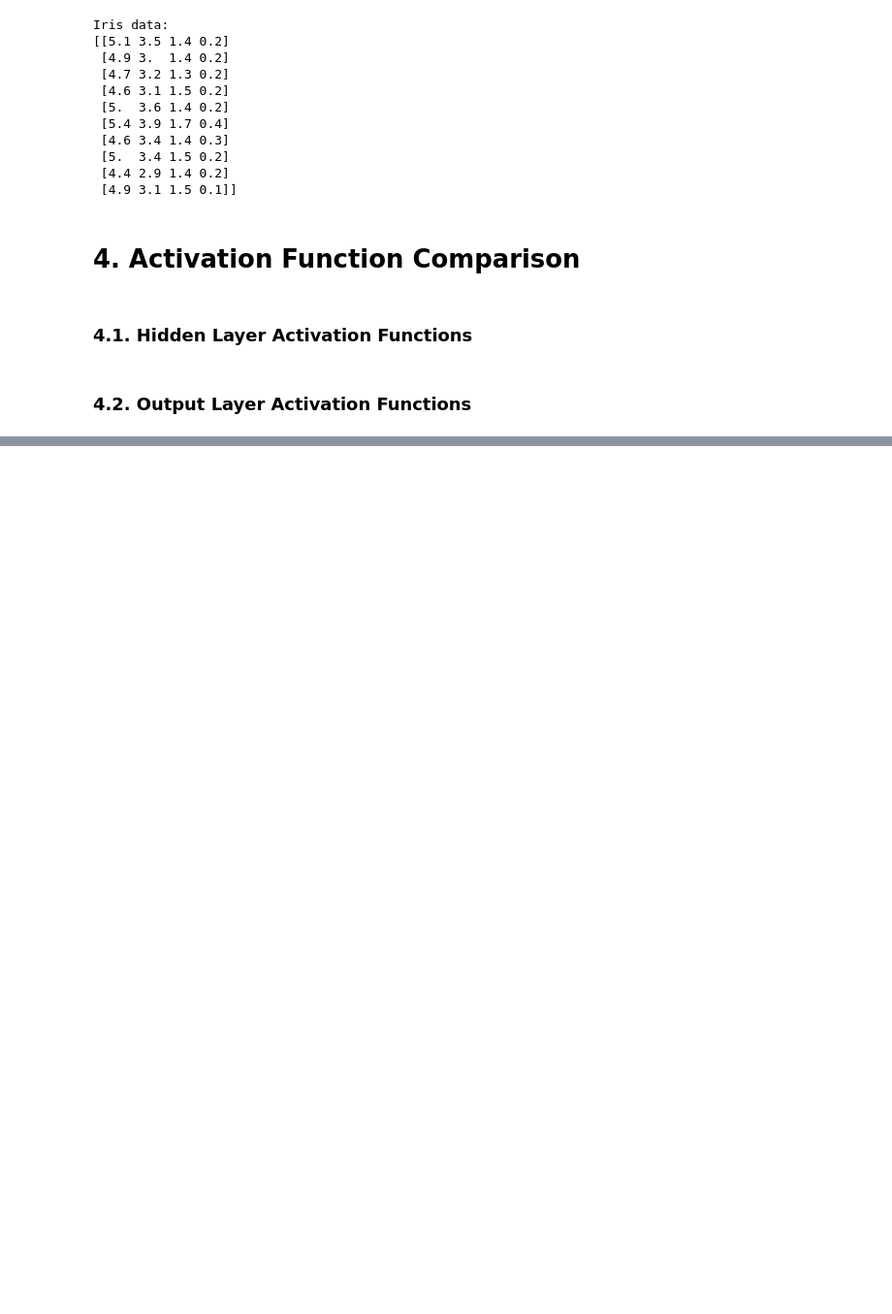
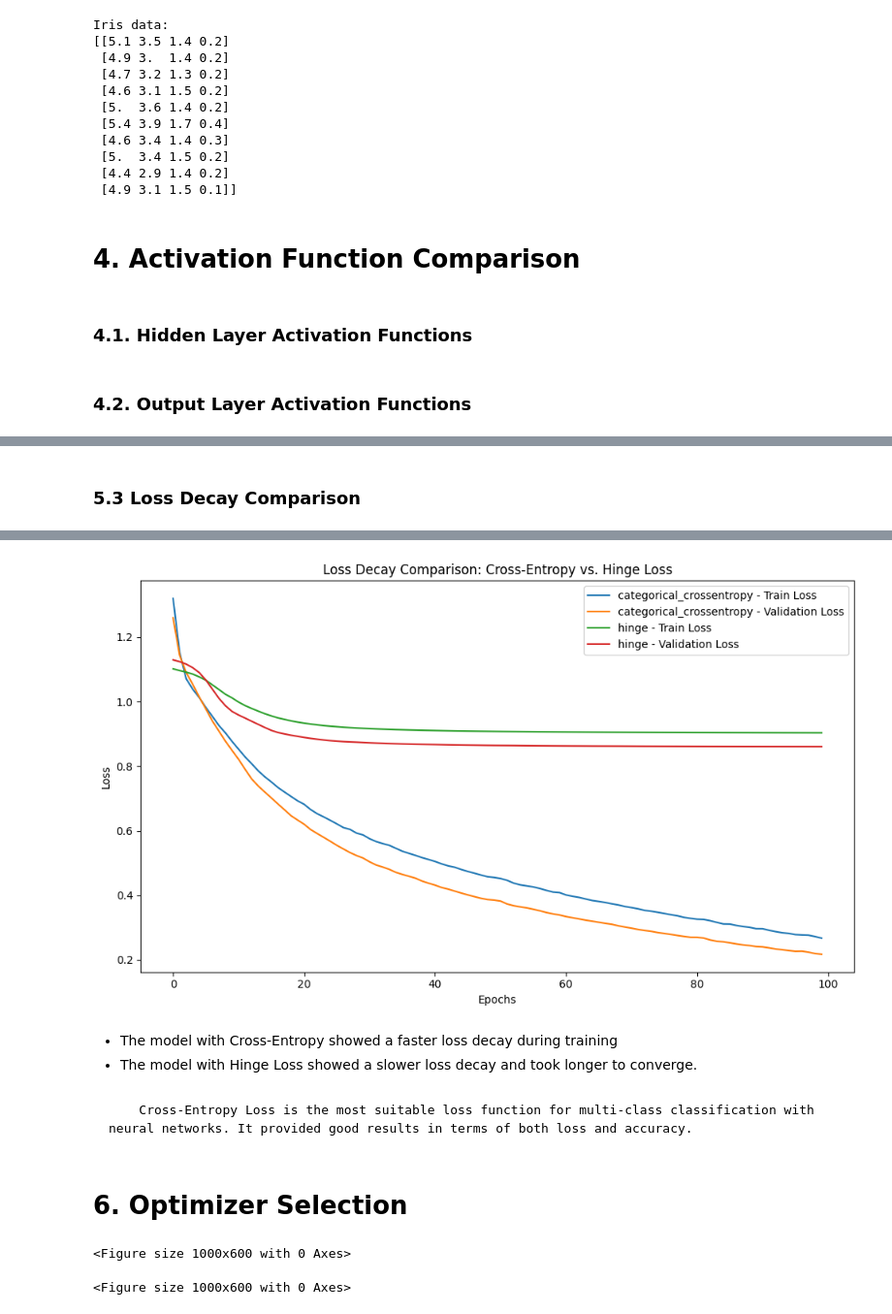
Before and after one commit to hafs96/Iris-Dataset-Classification-with-Neural-Networks, a Jupyter notebook: ZIAN_Hafsa_IRIS_Neural_Network.ipynb, the cells around one changed output, grey strips where cells are left out. Shown at 97% size. Saved outputs shown, nothing was run; the diff lists cells and outputs as text; code cells hidden in the pictures; blank space fills up the shorter version.

```diff
--- a/ZIAN_Hafsa_IRIS_Neural_Network.ipynb
+++ b/ZIAN_Hafsa_IRIS_Neural_Network.ipynb
@@ -236,0 +240,15 @@ print("Moyenne des scores:", scores.mean())
+# %% [markdown]
+### 5.3 Loss Decay Comparison<span id="ldc"></span>
+# %%
+plt.figure(figsize=(10, 6))
+model_ce = create_model('categorical_crossentropy')
+train_and_plot_loss(model_ce, X_train, Y_train, X_test, Y_test, loss_function='categorical_crossentropy')
+model_hinge = create_model('hinge')
+train_and_plot_loss(model_hinge, X_train, Y_train, X_test, Y_test, loss_function='hinge')
+plt.title('Loss Decay Comparison: Cross-Entropy vs. Hinge Loss')
+plt.xlabel('Epochs')
+plt.ylabel('Loss')
+plt.legend()
+plt.tight_layout()
+plt.show()
+# %% [output]
@@ -236,0 +259,37 @@ print("Moyenne des scores:", scores.mean())
+[figure, added]
+# %% [markdown]
+ - The model with Cross-Entropy showed a faster loss decay during training
+ - The model with Hinge Loss showed a slower loss decay and took longer to converge.
+# %% [markdown]
+        Cross-Entropy Loss is the most suitable loss function for multi-class classification with neural networks. It provided good results in terms of both loss and accuracy.
+# %% [markdown]
+# 6. Optimizer Selection<span id="optimizers"></span>
+# %%
+#Q3)
+from tensorflow.keras.optimizers import RMSprop, Adam
+
+def create_model(optimizer):
+    model = Sequential()
+    model.add(Dense(64, input_dim=X_train.shape[1], activation='relu'))
+    model.add(Dense(3, activation='softmax'))
+    model.compile(optimizer=optimizer, loss='categorical_crossentropy', metrics=['accuracy'])
+    return model
+
+def train_and_plot_loss(model, X_train, Y_train, X_test, Y_test, optimizer_name):
+    history = model.fit(X_train, Y_train, epochs=100, batch_size=32, verbose=0, validation_data=(X_test, Y_test))
+
+    if 'loss' in history.history and 'val_loss' in history.history:
+        plt.plot(history.history['loss'], label=f'{optimizer_name} - Train Loss')
+        plt.plot(history.history['val_loss'], label=f'{optimizer_name} - Validation Loss')
+    else:
+        print(f"Warning: No loss history found for {optimizer_name}")
+
+
+    y_pred = model.predict(X_test)
+    accuracy = accuracy_score(Y_test.argmax(axis=1), y_pred.argmax(axis=1))
+    print(f"Accuracy for {optimizer_name}: {accuracy * 100:.2f}%")
+
+plt.figure(figsize=(10, 6))
+# %% [output]
+<Figure size 1000x600 with 0 Axes>
+<Figure size 1000x600 with 0 Axes>
```
Also changed, not shown: parts of 30 cells of this notebook.
